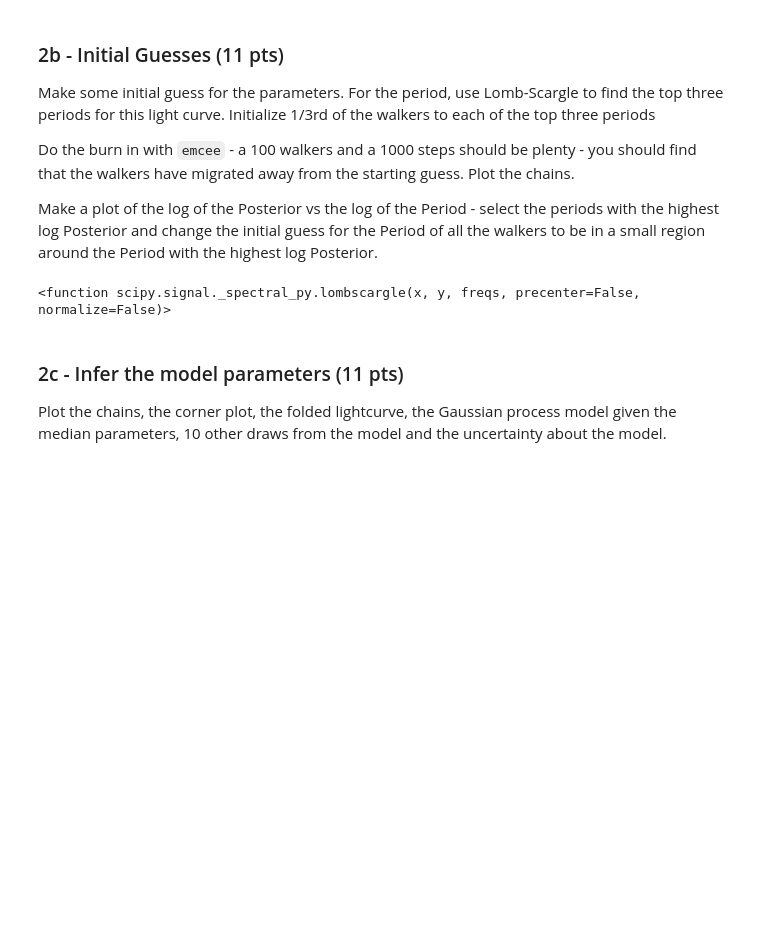
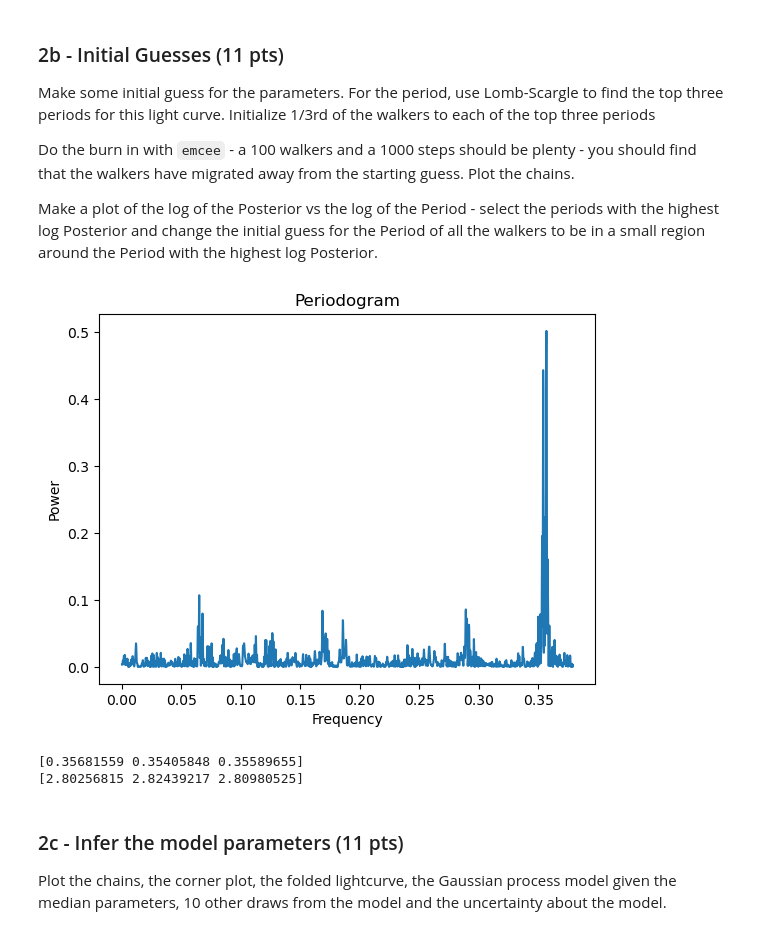
Before and after one commit to gnarayan/ast596_2023_Spring, a Jupyter notebook: homework/JosephWeller/final/Joseph_Weller_final.ipynb, the cells around one changed output. Cells and saved outputs as stored; diff of their text form; code cells hidden in the pictures; blank space fills up the shorter version.

```diff
--- a/homework/JosephWeller/final/Joseph_Weller_final.ipynb
+++ b/homework/JosephWeller/final/Joseph_Weller_final.ipynb
@@ -322,11 +408,28 @@ Do the burn in with `emcee` - a 100 walkers and a 1000 steps should be plenty -
 
 Make a plot of the log of the Posterior vs the log of the Period - select the periods with the highest log Posterior and change the initial guess for the Period of all the walkers to be in a small region around the Period with the highest log Posterior.
 # %%
-import scipy
-scipy.signal.lombscargle
-#gp = george.GP(kernal_q2(5, ), mean=model_mean)
+from astropy.timeseries import LombScargle
+from scipy.signal import find_peaks
+
+freq, power = LombScargle(data['HJD'], data['MAG_2']).autopower()
+plt.plot(freq, power)
+plt.title("Periodogram")
+plt.xlabel("Frequency")
+plt.ylabel("Power")
+plt.show()
+
+peaks, properties = find_peaks(power)
+f_peaks = freq[peaks]
+p_peaks = power[peaks]
+sort = np.argsort(-1*p_peaks)
+f_sort = f_peaks[sort]
+print(f_sort[0:3])
+period_best = 1/f_sort[0:3]
+print(period_best)
 # %% [output]
+[figure, added]
-<function scipy.signal._spectral_py.lombscargle(x, y, freqs, precenter=False, normalize=False)>
+[0.35681559 0.35405848 0.35589655]
+[2.80256815 2.82439217 2.80980525]
 # %% [markdown]
 ### 2c - Infer the model parameters (11 pts)
 
```
Also changed, not shown: parts of 9 cells of this notebook.
